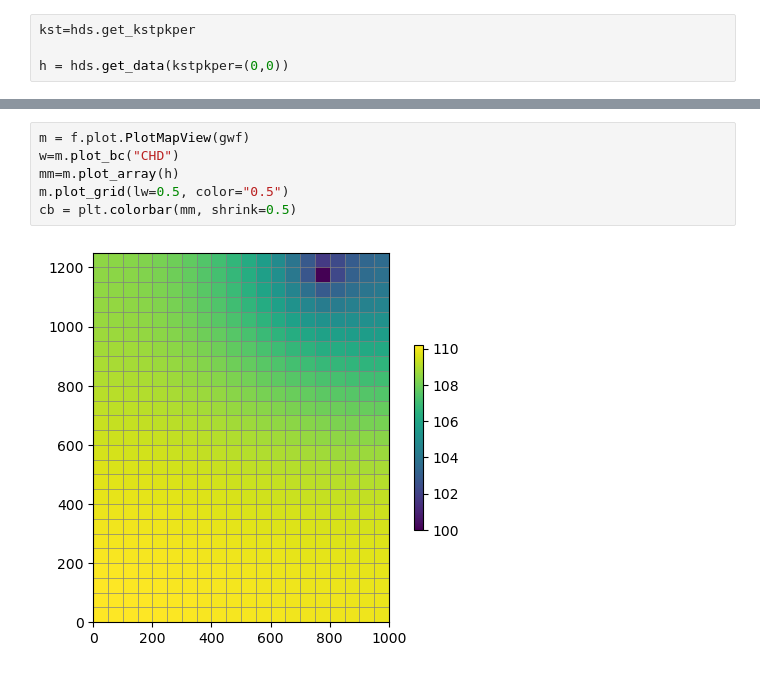
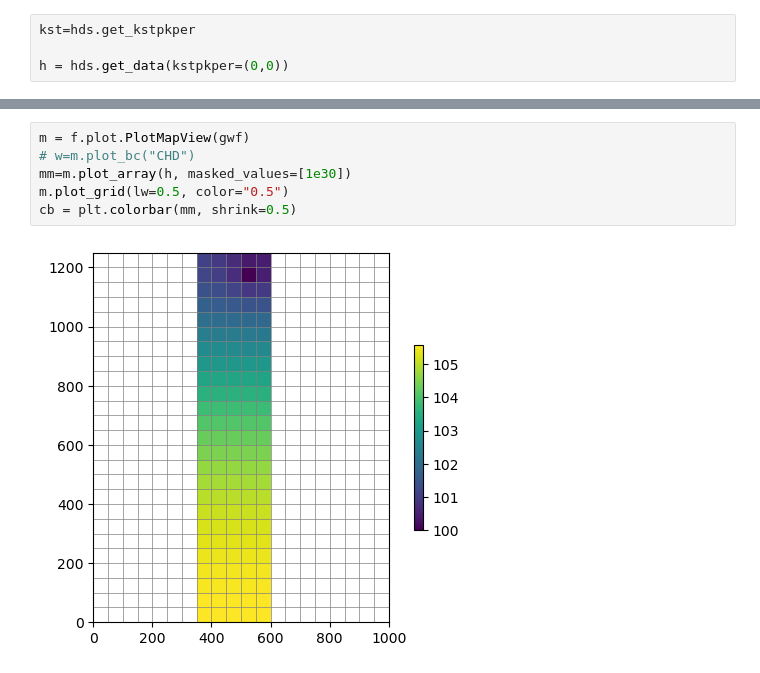
Before and after one commit to Omowumieru/flopy_project, a Jupyter notebook: Modflow_project.ipynb, the cells around one changed output, grey strips where cells are left out. Drawn from its saved outputs; the diff is of its cells as text.

Commit message:
Masked 1e30 values of inactive cells to make head.

```diff
--- a/Modflow_project.ipynb
+++ b/Modflow_project.ipynb
@@ -145,8 +146,8 @@ plt.clabel(c,fmt="%2.1f")
 # %%
 m = f.plot.PlotMapView(gwf)
-w=m.plot_bc("CHD")
-mm=m.plot_array(h)
+# w=m.plot_bc("CHD")
+mm=m.plot_array(h, masked_values=[1e30])
 m.plot_grid(lw=0.5, color="0.5")
 cb = plt.colorbar(mm, shrink=0.5)
 # %% [output]
-[figure, old version]
+[figure, new version]
```
Also changed, not shown: parts of 6 cells of this notebook, 16 other files.
